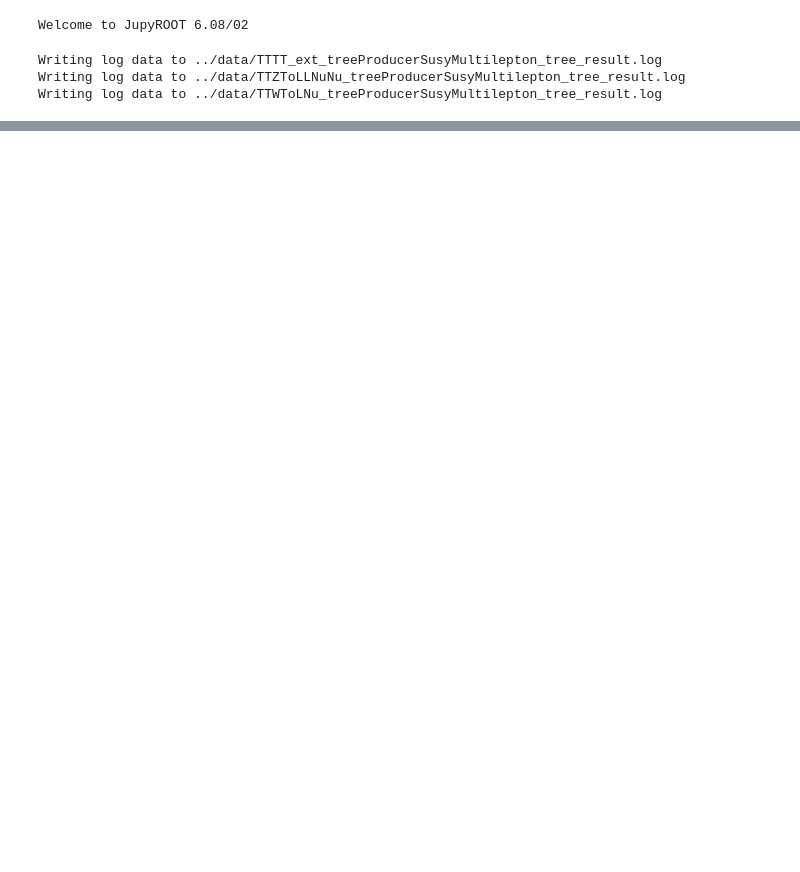
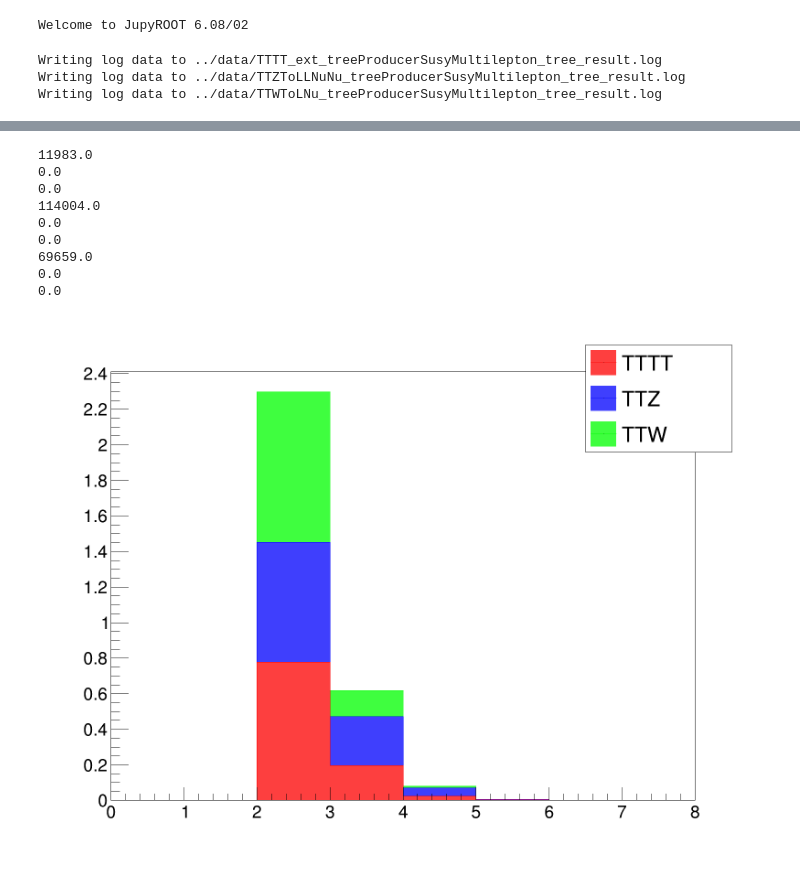
Before and after one commit to cfangmeier/TTTT, a Jupyter notebook: python/TTTT_Analysis.ipynb, the cells around one changed output, grey strips where cells are left out. Saved outputs shown, nothing was run; the diff lists cells and outputs as text; code cells hidden in the pictures; blank space fills up the shorter version.

```diff
--- a/python/TTTT_Analysis.ipynb
+++ b/python/TTTT_Analysis.ipynb
@@ -82,7 +63,7 @@ can.Draw()
 # %%
 can.Clear()
 hists, labels = zip(*[(h.lepton_count, h.sample_name) for h in [hists_TTTT, hists_TTZ, hists_TTW]])
-utils.stack_hist(hists, labels, id_="lepton_count_stack", enable_fill=True, normalize_to=0, draw=True)
+utils.stack_hist(hists, labels, id_="lepton_count_stack", enable_fill=True, normalize_to=1, draw=True)
 can.BuildLegend(0.75, 0.75, 0.95, 0.95, "")
 can.Draw()
 # %% [output]
@@ -90,3 +70,13 @@ can.Draw()
+11983.0
+0.0
+0.0
+114004.0
+0.0
+0.0
+69659.0
+0.0
+0.0
+[figure, added]
 # %%
 utils.stack_hist_array(can, [hists_TTZ, hists_TTW, hists_TTTT],
                        *zip(('jet_count_os_dilepton','Jet Multiplicity for Opposite-Sign Dilepton Events'),
```
Also changed, not shown: parts of 11 cells of this notebook, 9 other files.
